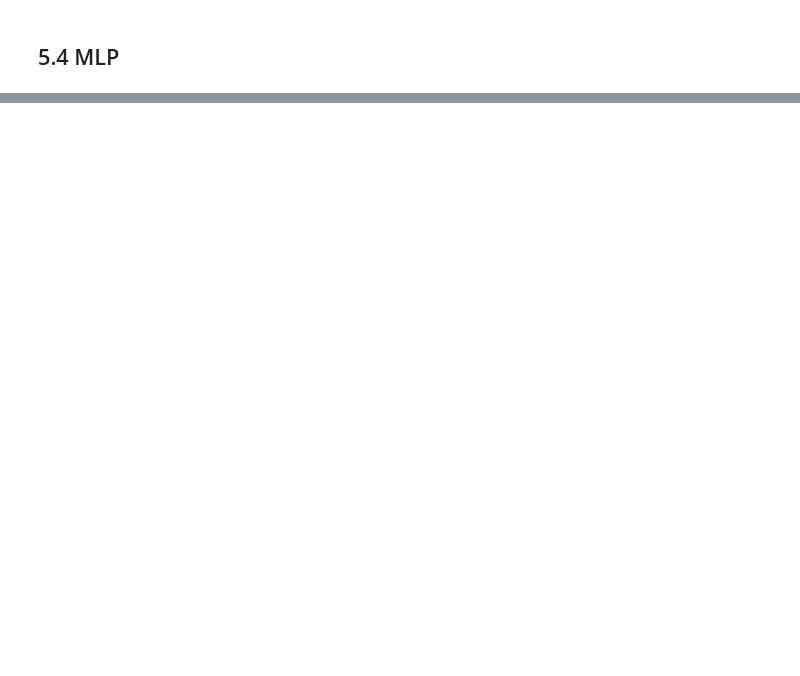
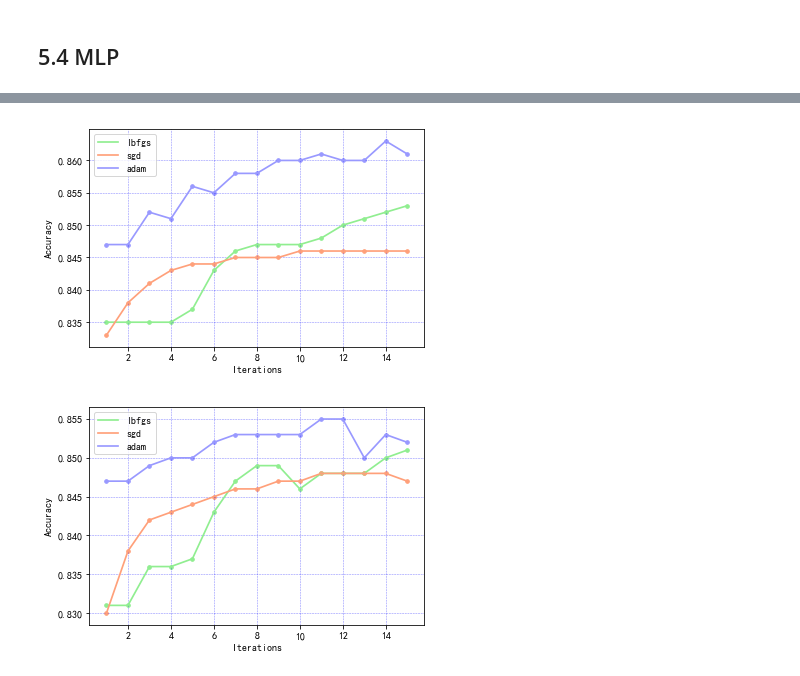
Before and after one commit to shinshiner/CS245-Data-Science, a Jupyter notebook: Adult++/main.ipynb, the cells around one changed output, grey strips where cells are left out. Saved outputs shown, nothing was run; the diff lists cells and outputs as text; code cells hidden in the pictures; blank space fills up the shorter version.

```diff
--- a/Adult++/main.ipynb
+++ b/Adult++/main.ipynb
@@ -656,0 +759,43 @@ plt.show()
+# %%
+# MLP optimizer (norm)
+
+x = list(range(interval, max_iter + 1, interval))
+y_tr_lbfgs = [0.835, 0.835, 0.835, 0.835, 0.837, 0.843, 0.846, 0.847, 0.847, 0.847, 0.848, 0.85, 0.851, 0.852, 0.853]
+y_tr_sgd = [0.833, 0.838, 0.841, 0.843, 0.844, 0.844, 0.845, 0.845, 0.845, 0.846, 0.846, 0.846, 0.846, 0.846, 0.846]
+y_tr_adam = [0.847, 0.847, 0.852, 0.851, 0.856, 0.855, 0.858, 0.858, 0.86, 0.86, 0.861, 0.86, 0.86, 0.863, 0.861]
+y_t_lbfgs = [0.831, 0.831, 0.836, 0.836, 0.837, 0.843, 0.847, 0.849, 0.849, 0.846, 0.848, 0.848, 0.848, 0.85, 0.851]
+y_t_sgd = [0.83, 0.838, 0.842, 0.843, 0.844, 0.845, 0.846, 0.846, 0.847, 0.847, 0.848, 0.848, 0.848, 0.848, 0.847]
+y_t_adam = [0.847, 0.847, 0.849, 0.85, 0.85, 0.852, 0.853, 0.853, 0.853, 0.853, 0.855, 0.855, 0.85, 0.853, 0.852]
+
+plt.figure(figsize=(6, 4))
+ax = plt.gca()
+ax.plot(x, y_tr_lbfgs, color='#90EE90', linewidth=1.7, label='lbfgs')
+ax.plot(x, y_tr_sgd, color='#ffa07a', linewidth=1.7, label='sgd')
+ax.plot(x, y_tr_adam, color='#9999ff', linewidth=1.7, label='adam')
+ax.scatter(x, y_tr_lbfgs, s=13, c='#90EE90')
+ax.scatter(x, y_tr_sgd, s=13, c='#ffa07a')
+ax.scatter(x, y_tr_adam, s=13, c='#9999ff')
+ax.grid(color='b', alpha=0.5, linestyle='dashed', linewidth=0.5)
+plt.xlabel('Iterations')
+plt.ylabel('Accuracy')
+plt.legend()
+plt.savefig('report/img/mlp_optimizer_ntr')
+plt.show()
+
+plt.figure(figsize=(6, 4))
+ax = plt.gca()
+ax.plot(x, y_t_lbfgs, color='#90EE90', linewidth=1.7, label='lbfgs')
+ax.plot(x, y_t_sgd, color='#ffa07a', linewidth=1.7, label='sgd')
+ax.plot(x, y_t_adam, color='#9999ff', linewidth=1.7, label='adam')
+ax.scatter(x, y_t_lbfgs, s=13, c='#90EE90')
+ax.scatter(x, y_t_sgd, s=13, c='#ffa07a')
+ax.scatter(x, y_t_adam, s=13, c='#9999ff')
+ax.grid(color='b', alpha=0.5, linestyle='dashed', linewidth=0.5)
+plt.xlabel('Iterations')
+plt.ylabel('Accuracy')
+plt.legend()
+plt.savefig('report/img/mlp_optimizer_nt')
+plt.show()
+# %% [output]
+[figure, added]
+[figure, added]
```
Also changed, not shown: parts of 13 cells of this notebook, 17 other files.
